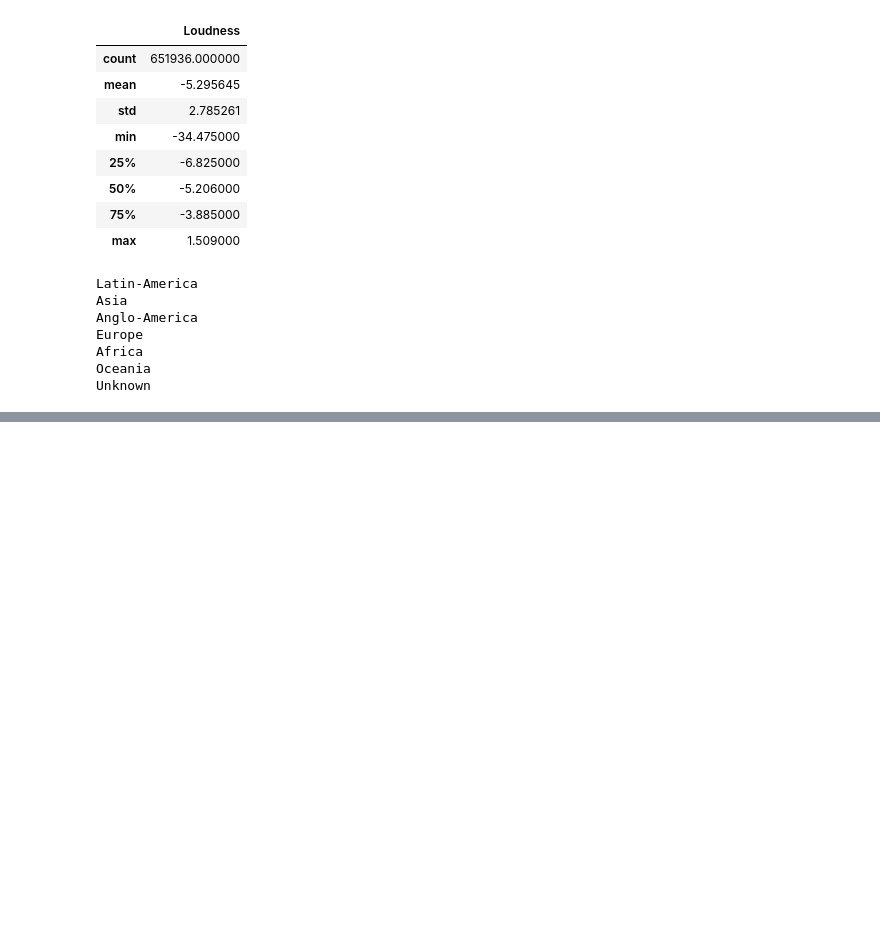
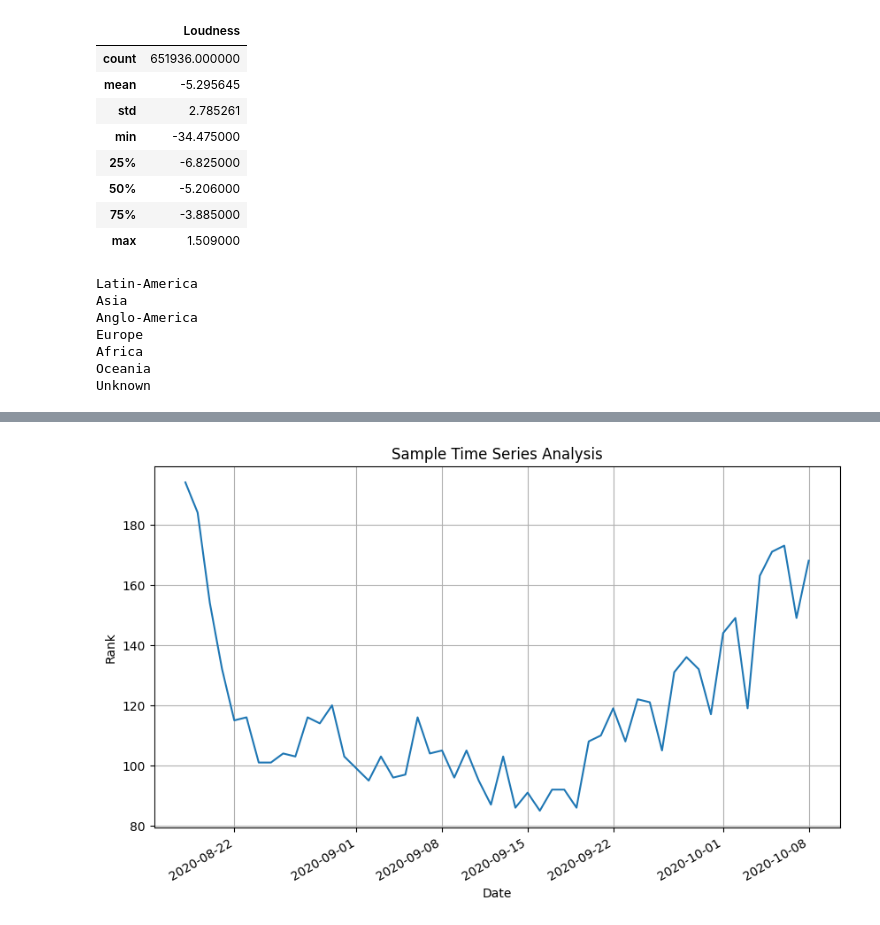
Before and after one commit to patrawi/spotify, a Jupyter notebook: main.ipynb, the cells around one changed output, grey strips where cells are left out. Drawn from its saved outputs; the diff is of its cells as text; code cells hidden in the pictures; blank space fills up the shorter version.

Commit message:
feat: data cleansing

```diff
--- a/main.ipynb
+++ b/main.ipynb
@@ -189,0 +248,15 @@ test_data = df[df['id'] == '205HNJ73cgpC0LAOnuQiWT'][['Rank', 'Date']]
+# %%
+plt.figure(figsize=(10, 6)) # Sets the size of the plot figure
+plt.plot(test_data['Date'], test_data['Rank'])
+
+# 3. Customize the plot for clarity
+plt.title('Sample Time Series Analysis')
+plt.xlabel('Date')
+plt.ylabel('Rank')
+plt.grid(True) # Adds a grid to make reading values easier
+plt.gcf().autofmt_xdate() # Automatically rotates and aligns date labels to prevent overlap
+
+# 4. Display the plot
+plt.show()
+# %% [output]
+[figure, added]
```
Also changed, not shown: parts of 5 cells of this notebook, 2 other files.
